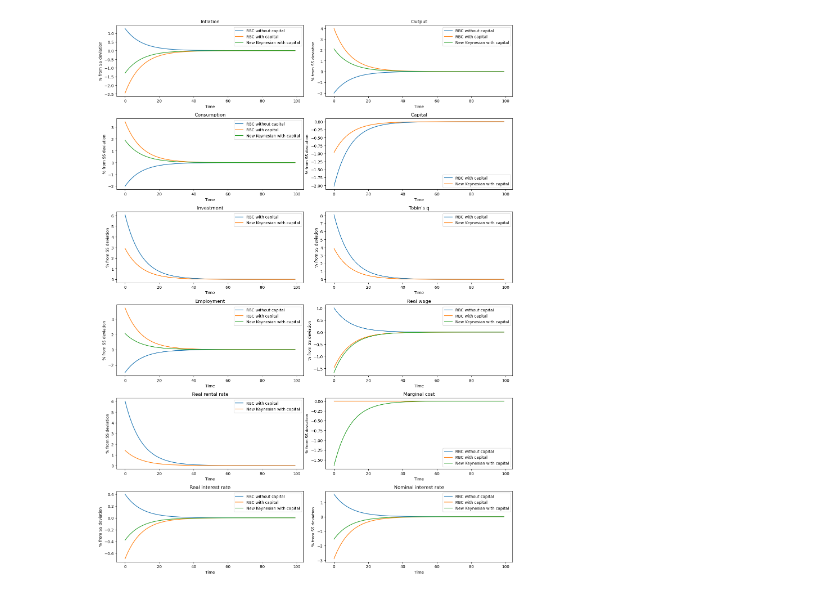
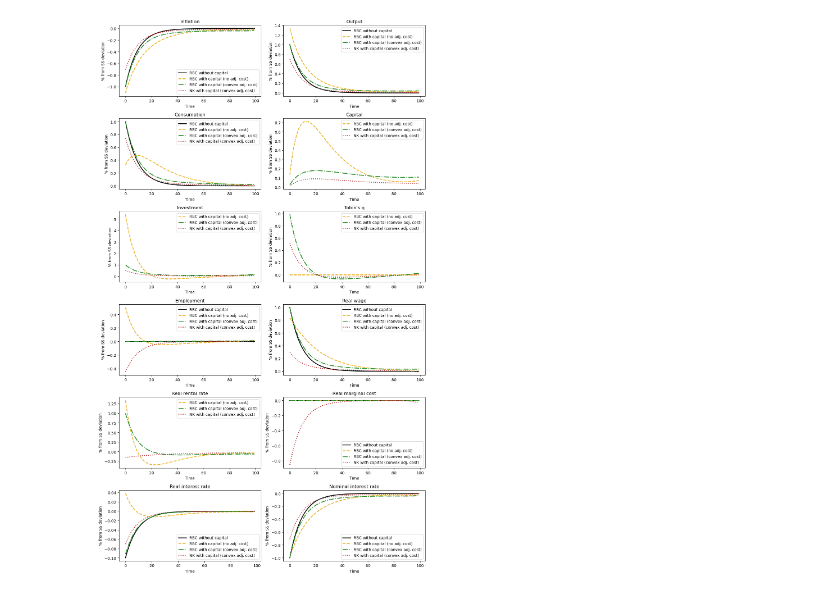
Before and after one commit to JungHyunKKim/281-Computational, a Jupyter notebook: HW7/JungHyunKim_HW7.ipynb, the cells around one changed output. Drawn from its saved outputs; the diff is of its cells as text; code cells hidden in the pictures.

```diff
--- a/HW7/JungHyunKim_HW7.ipynb
+++ b/HW7/JungHyunKim_HW7.ipynb
@@ -319,23 +322,29 @@ shocks = np.vstack((a, nu))
 
 # Loop over models
 # for model, store the impulse response functions 11*T
-IRFs = np.zeros((11*T, 3))
+IRFs = np.zeros((11*T, 4))
 
 # RBC without capital
-ss = solveSeqSpaceNK(horizon=T, theta = 0.00001, alpha = 0)
+ss = solveSeqSpaceNK(horizon=T, theta = 0.000001, alpha = 0)
 X = ss.solve_seqspace(shocks)
 X = X.flatten()
 IRFs[:,0] = X
 
-# RBC with capital
-ss = solveSeqSpaceNK(horizon=T, theta = 0.00001)
+# RBC with capital (no adjustment cost)
+ss = solveSeqSpaceNK(horizon=T, theta = 0.000001, zeta=0)
 X = ss.solve_seqspace(shocks)
 X = X.flatten()
 IRFs[:,1] = X
 
-# New Keynesian with capital
+# RBC with capital (with convex adjustment cost)
+ss = solveSeqSpaceNK(horizon=T, theta = 0.000001)
+X = ss.solve_seqspace(shocks)
+X = X.flatten()
+IRFs[:,2] = X
+
+# New Keynesian with capital (with convex adjustment cost)
 ss = solveSeqSpaceNK(horizon=T)
 X = ss.solve_seqspace(shocks)
 X = X.flatten()
-IRFs[:,2] = X
+IRFs[:,3] = X
 # %% [output]
@@ -348,41 +358,51 @@ k = IRFs[0:T, :]
 n = IRFs[T:2*T, :]
 i = IRFs[2*T:3*T, :]
 q = IRFs[3*T:4*T, :]
 y = IRFs[4*T:5*T, :]
 c = IRFs[5*T:6*T, :]
 w_real = IRFs[6*T:7*T, :]
 rk_real = IRFs[7*T:8*T, :]
 mc_real = IRFs[8*T:9*T, :]
 pi = IRFs[9*T:10*T, :]
 r = IRFs[10*T:11*T, :]
 
 # Calculate r_real as r - pi(+1)
-pi_plus_1 = np.vstack([pi[1:], np.zeros((1, pi.shape[1]))])
+pi_plus_1 = np.vstack([pi[1:], np.full((1, pi.shape[1]), np.nan)])
 r_real = r - pi_plus_1
 
 # Unpack IRFs
 variables = [pi, y, c, k, i, q, n, w_real, rk_real, mc_real, r_real, r]
-labels = ['Inflation', 'Output', 'Consumption', 'Capital', 'Investment', 'Tobin\'s q', 'Employment', 'Real wage', 'Real rental rate', 'Marginal cost', 'Real interest rate', 'Nominal interest rate']
+labels = ['Inflation', 'Output', 'Consumption', 'Capital', 'Investment', 'Tobin\'s q', 'Employment', 'Real wage', 'Real rental rate', 'Real marginal cost', 'Real interest rate', 'Nominal interest rate']
+
+# Create a time index for the x-axis
+time_index = np.arange(T)
+
+# Define colors for each model
+colors = ['black', (0.9290, 0.6940, 0.1250, 1), (34/255, 139/255, 34/255), (178/255, 34/255, 34/255)]
+linewidth = 2  # Set the linewidth
 
 # Create a time index for the x-axis
 time_index = np.arange(T)
 
 # Plot IRFs
-fig, axs = plt.subplots(6, 2, figsize=(15, 20))
+fig, axs = plt.subplots(6, 2, figsize=(12, 20))
 for idx, ax in enumerate(axs.flat):
     if labels[idx] in ['Capital', 'Investment', 'Tobin\'s q', 'Real rental rate']:
-        ax.plot(time_index, variables[idx][:, 1]*100, label='RBC with capital')
-        ax.plot(time_index, variables[idx][:, 2]*100, label='NK with capital')
-        ax.legend(['RBC with capital', 'New Keynesian with capital'])
+        # Exclude 'RBC without capital' for these variables
+        ax.plot(time_index, variables[idx][:, 1]*100, label='RBC with capital (no adj. cost)', color=colors[1], linewidth=linewidth, linestyle='--')
+        ax.plot(time_index, variables[idx][:, 2]*100, label='RBC with capital (convex adj. cost)', color=colors[2], linewidth=linewidth, linestyle='-.')
+        ax.plot(time_index, variables[idx][:, 3]*100, label='NK with capital (convex adj. cost)', color=colors[3], linewidth=linewidth, linestyle=':')
     else:
-        ax.plot(time_index, variables[idx][:, 0]*100, label='RBC without capital')
-        ax.plot(time_index, variables[idx][:, 1]*100, label='RBC with capital')
-        ax.plot(time_index, variables[idx][:, 2]*100, label='NK with capital')
-        ax.legend(['RBC without capital', 'RBC with capital', 'New Keynesian with capital'])
+        # Plot all models for other variables
+        ax.plot(time_index, variables[idx][:, 0]*100, label='RBC without capital', color=colors[0], linewidth=linewidth)
+        ax.plot(time_index, variables[idx][:, 1]*100, label='RBC with capital (no adj. cost)', color=colors[1], linewidth=linewidth, linestyle='--')
+        ax.plot(time_index, variables[idx][:, 2]*100, label='RBC with capital (convex adj. cost)', color=colors[2], linewidth=linewidth, linestyle='-.')
+        ax.plot(time_index, variables[idx][:, 3]*100, label='NK with capital (convex adj. cost)', color=colors[3], linewidth=linewidth, linestyle=':')
+    ax.legend()
     ax.set_title(labels[idx])
     ax.set_ylabel('% from SS deviation')
     ax.set_xlabel('Time')
 plt.tight_layout()
 plt.show()
 # %% [output]
-[figure, old version]
+[figure, new version]
```
Also changed, not shown: parts of 11 cells of this notebook, 1 other file.
